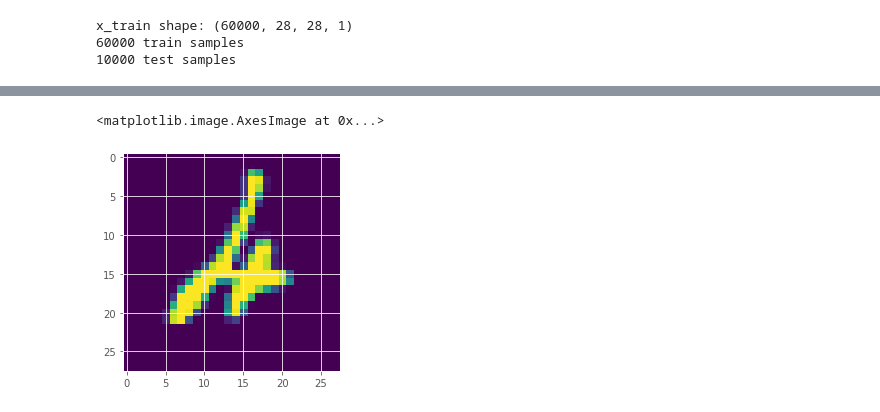
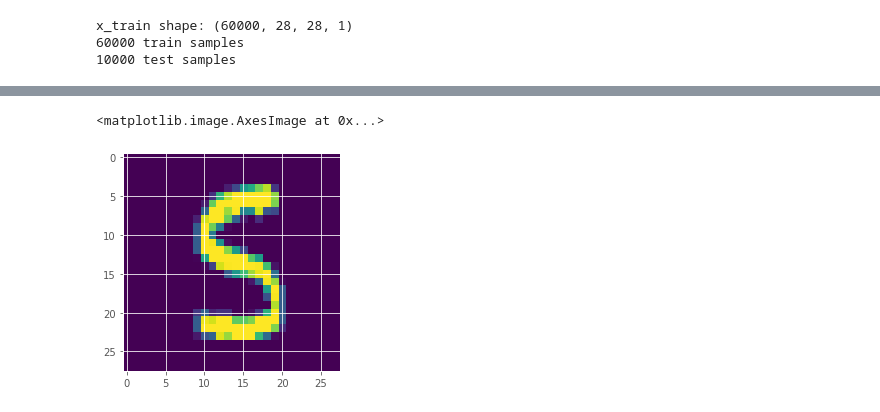
Before and after one commit to tylerlum/deep_learning_monte_carlo_dropout, a Jupyter notebook: mc_dropout_mnist.ipynb, the cells around one changed output, grey strips where cells are left out. Drawn from its saved outputs; the diff is of its cells as text; code cells hidden in the pictures.

```diff
--- a/mc_dropout_mnist.ipynb
+++ b/mc_dropout_mnist.ipynb
@@ -201,9 +197,9 @@ plt.axvline(x=ensemble_acc, color="b")
 # %%
-idx = 247
+idx = 240
 plt.imshow(x_test[idx][:,:,0])
 # %% [output]
 <matplotlib.image.AxesImage at 0x...>
-[figure, old version]
+[figure, new version]
 # %%
 p0 = np.array([p[idx] for p in mc_predictions])
 print("posterior mean: {}".format(p0.mean(axis=0).argmax()))
```
Also changed, not shown: parts of 34 cells of this notebook.
